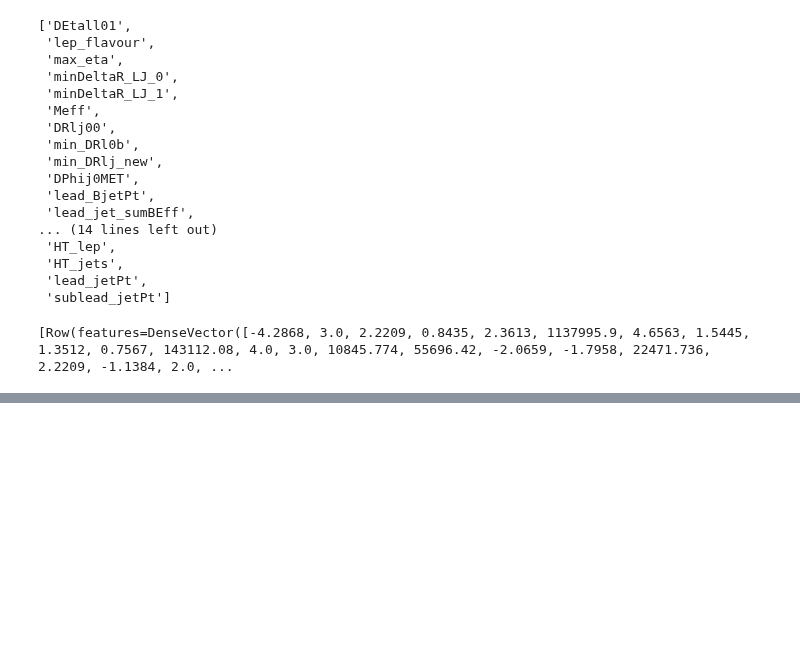
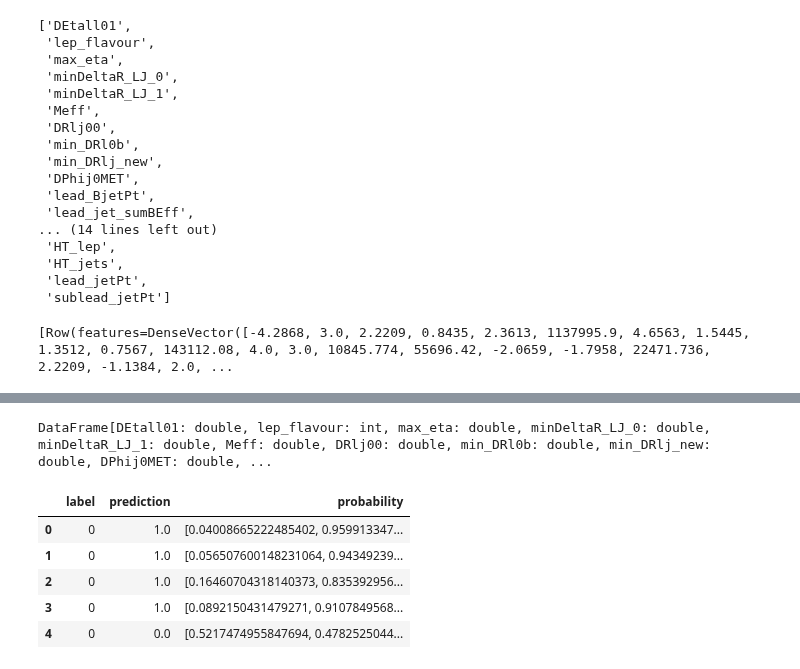
Before and after one commit to grevtsovkirill/tthml_perf, a Jupyter notebook: model_training/ml_packages/tth_class_mlspark.ipynb, the cells around one changed output, grey strips where cells are left out. Drawn from its saved outputs; the diff is of its cells as text; code cells hidden in the pictures; blank space fills up the shorter version.

```diff
--- a/model_training/ml_packages/tth_class_mlspark.ipynb
+++ b/model_training/ml_packages/tth_class_mlspark.ipynb
@@ -339,4 +348,17 @@ Wall time: 4min 28s
 # %%
 pred_gbt = gbt_model.transform(test)
+# %%
+pred_gbt
+# %% [output]
+DataFrame[DEtall01: double, lep_flavour: int, max_eta: double, minDeltaR_LJ_0: double, minDeltaR_LJ_1: double, Meff: double, DRlj00: double, min_DRl0b: double, min_DRlj_new: double, DPhij0MET: double, ...
 # %%
 pred_pd_gbt = pred_gbt.select(['label', 'prediction', 'probability']).toPandas()
+# %%
+pred_pd_gbt.head()
+# %% [output]
+|  | label | prediction | probability |
+| 0 | 0 | 1.0 | [0.04008665222485402, 0.959913347... |
+| 1 | 0 | 1.0 | [0.056507600148231064, 0.94349239... |
+| 2 | 0 | 1.0 | [0.16460704318140373, 0.835392956... |
+| 3 | 0 | 1.0 | [0.0892150431479271, 0.9107849568... |
+| 4 | 0 | 0.0 | [0.5217474955847694, 0.4782525044... |
```
Also changed, not shown: parts of 14 cells of this notebook, 34 other files.
